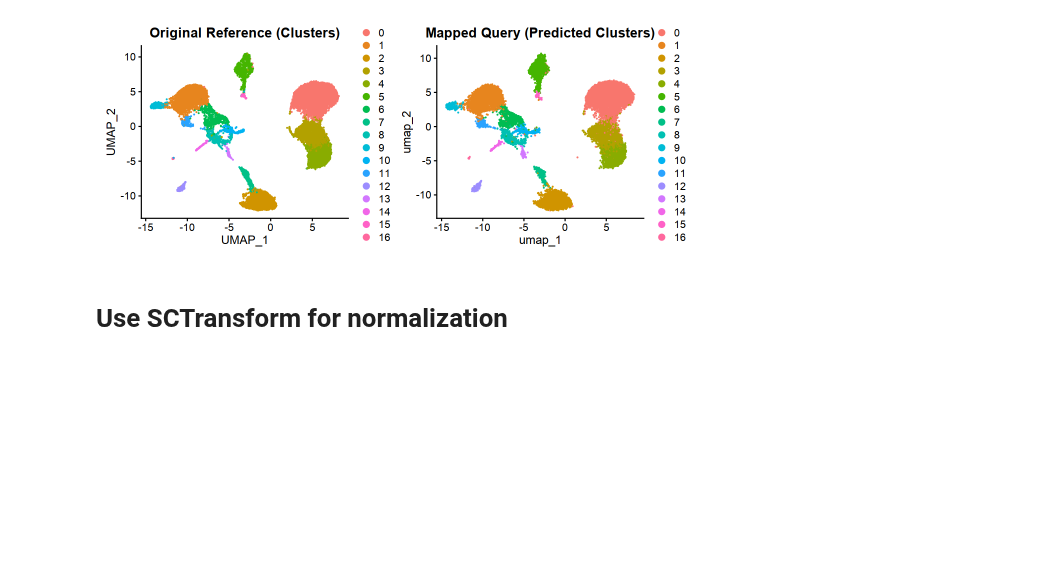
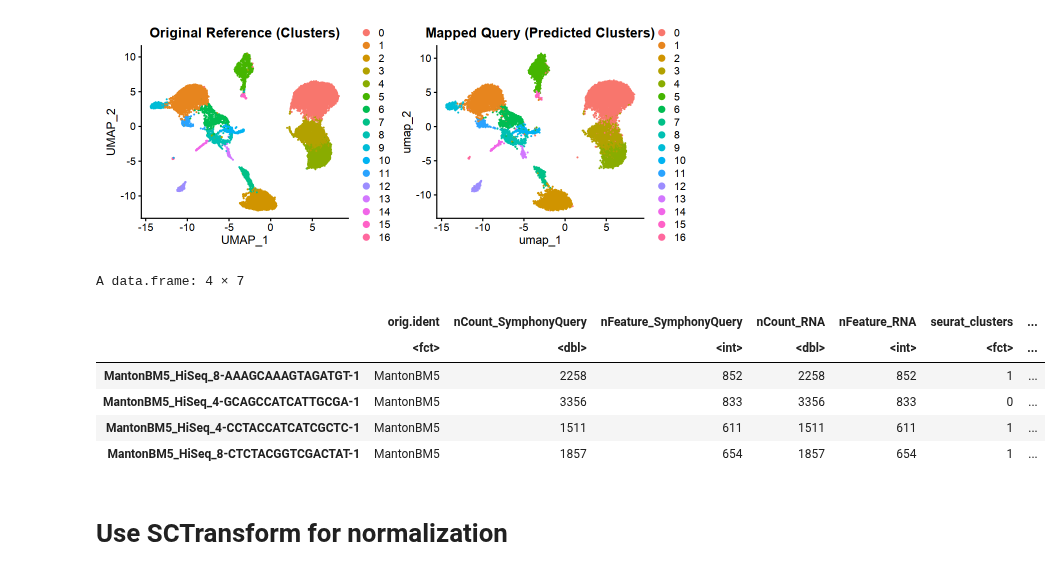
Before and after one commit to immunogenomics/symphony, a Jupyter notebook: vignettes/Seurat.ipynb, the cells around one changed output. Drawn from its saved outputs; the diff is of its cells as text; code cells hidden in the pictures; blank space fills up the shorter version.

Commit message:
added knn predict prob to Seurat utils

```diff
--- a/vignettes/Seurat.ipynb
+++ b/vignettes/Seurat.ipynb
@@ -163,13 +163,23 @@ options(repr.plot.height = 4, repr.plot.width = 10)
 # %% [markdown]
 ### Predict clusters
 # %%
-query <- knnPredict.Seurat(query, ref, 'seurat_clusters')
+query <- knnPredict.Seurat(query, ref, 'seurat_clusters', confidence = TRUE)
 # %%
 options(repr.plot.height = 4, repr.plot.width = 10)
 (DimPlot(obj, reduction = 'umap', shuffle = TRUE, group.by = 'seurat_clusters') + labs(title = 'Original Reference (Clusters)')) +
 (DimPlot(query, reduction = 'umap', shuffle = TRUE, group.by = 'seurat_clusters') + labs(title = 'Mapped Query (Predicted Clusters)'))
 # %% [output]
 [figure]
+# %%
+query@meta.data %>% head(4) # prediction confidence scores (ranging from 0-1) located in "seurat_clusters_prob"
+# %% [output]
+A data.frame: 4 × 7
+|  | orig.ident | nCount_SymphonyQuery | nFeature_SymphonyQuery | nCount_RNA | nFeature_RNA | seurat_clusters | ... |
+|  | <fct> | <dbl> | <int> | <dbl> | <int> | <fct> | ... |
+| MantonBM5_HiSeq_8-AAAGCAAAGTAGATGT-1 | MantonBM5 | 2258 | 852 | 2258 | 852 | 1 | ... |
+| MantonBM5_HiSeq_4-GCAGCCATCATTGCGA-1 | MantonBM5 | 3356 | 833 | 3356 | 833 | 0 | ... |
+| MantonBM5_HiSeq_4-CCTACCATCATCGCTC-1 | MantonBM5 | 1511 | 611 | 1511 | 611 | 1 | ... |
+| MantonBM5_HiSeq_8-CTCTACGGTCGACTAT-1 | MantonBM5 | 1857 | 654 | 1857 | 654 | 1 | ... |
 # %% [markdown]
 # Use SCTransform for normalization
 # %% [markdown]
```
Also changed, not shown: parts of 1 cell of this notebook, 1 other file.
